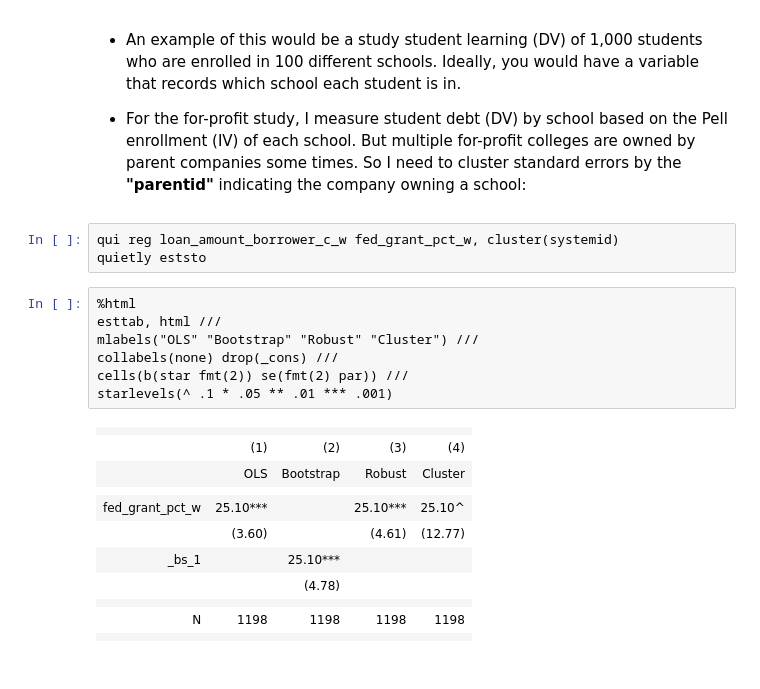
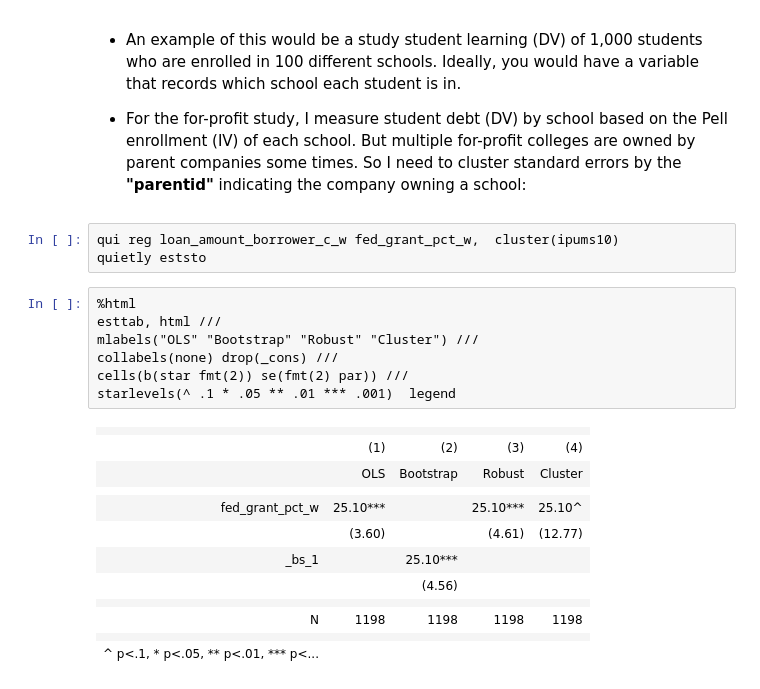
Before and after one commit to charlieeatonphd/Graduate-Statistics-and-Data-Science-for-Sociology, a Jupyter notebook: week9/w9lesson_OLSuncertainty.ipynb, the cells around one changed output. Saved outputs shown, nothing was run; the diff lists cells and outputs as text.

```diff
--- a/week9/w9lesson_OLSuncertainty.ipynb
+++ b/week9/w9lesson_OLSuncertainty.ipynb
@@ -200,24 +207,25 @@ starlevels(^ .1 * .05 ** .01 *** .001)
 
 * For the for-profit study, I measure student debt (DV) by school based on the Pell enrollment (IV) of each school. But multiple for-profit colleges are owned by parent companies some times. So I need to cluster standard errors by the **"parentid"** indicating the company owning a school:
 # %%
-qui reg loan_amount_borrower_c_w fed_grant_pct_w, cluster(systemid)
+qui reg loan_amount_borrower_c_w fed_grant_pct_w,  cluster(ipums10)
 quietly eststo
 # %%
 %html
 esttab, html ///
 mlabels("OLS" "Bootstrap" "Robust" "Cluster") ///
 collabels(none) drop(_cons) ///
 cells(b(star fmt(2)) se(fmt(2) par)) ///
-starlevels(^ .1 * .05 ** .01 *** .001)
+starlevels(^ .1 * .05 ** .01 *** .001)  legend
 # %% [output]
 |  |  |  |  |  |
 |  | (1) | (2) | (3) | (4) |
 |  | OLS | Bootstrap | Robust | Cluster |
 |  |  |  |  |  |
 | fed_grant_pct_w | 25.10*** |  | 25.10*** | 25.10^ |
 |  | (3.60) |  | (4.61) | (12.77) |
 | _bs_1 |  | 25.10*** |  |  |
-|  |  | (4.78) |  |  |
+|  |  | (4.56) |  |  |
 |  |  |  |  |  |
 | N | 1198 | 1198 | 1198 | 1198 |
 |  |  |  |  |  |
+| ^ p<.1, * p<.05, ** p<.01, *** p<... |  |  |  |  |
```
Also changed, not shown: parts of 10 cells of this notebook, 13 other files.
